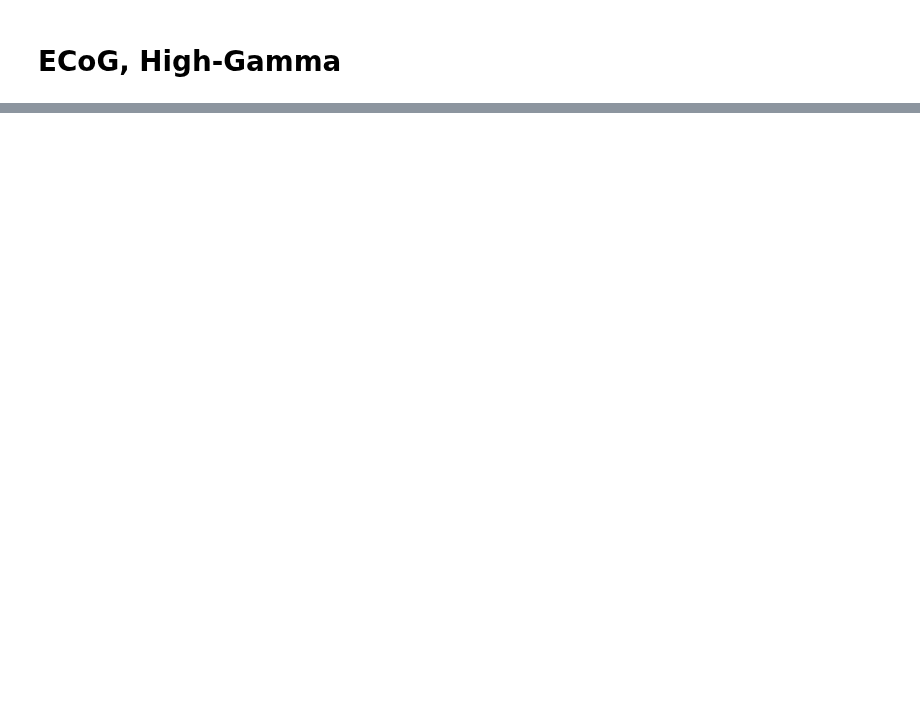
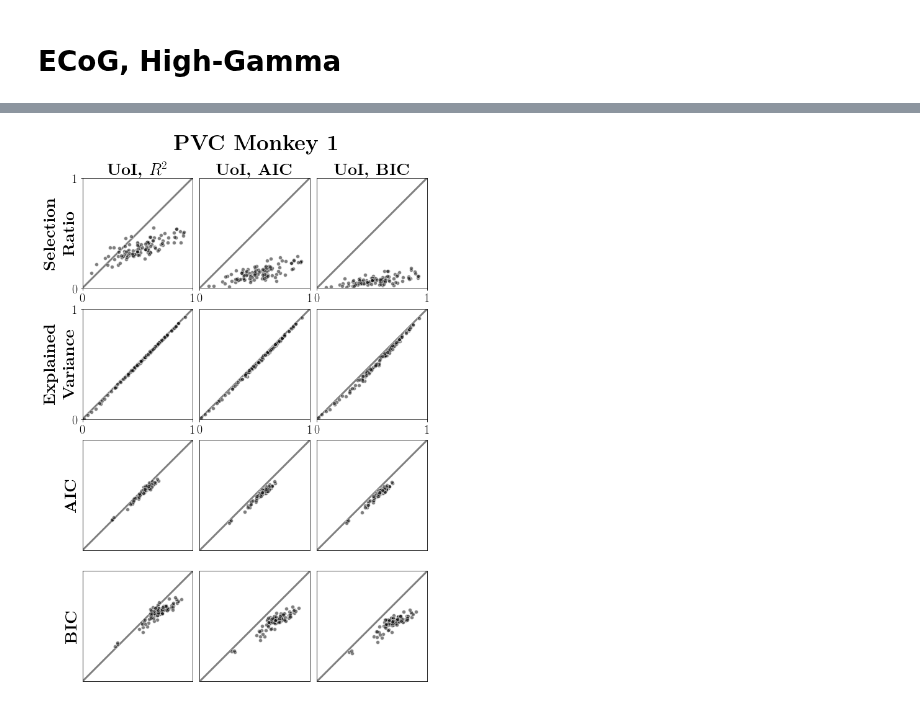
Before and after one commit to pssachdeva/uoi_neuroscience, a Jupyter notebook: coupling/plot_coupling.ipynb, the cells around one changed output, grey strips where cells are left out. Saved outputs shown, nothing was run; the diff lists cells and outputs as text; code cells hidden in the pictures; blank space fills up the shorter version.

```diff
--- a/coupling/plot_coupling.ipynb
+++ b/coupling/plot_coupling.ipynb
@@ -169,0 +179,81 @@ KeyError: "Unable to open object (object 'Lasso' doesn't exist)"
+# %%
+monkey1_path = 'fits/pvc11/monkey1.h5'
+# %%
+axes = plot_coupling_grid(fits_path=monkey1_path)
+
+# additional customizations #
+
+# first row: selection ratio
+for idx in range(3):
+    axes[0, idx].set_xlim([0, 1])
+    axes[0, idx].set_ylim([0, 1])
+    axes[0, idx].plot([0, 1], [0, 1], color='gray', linewidth=3, zorder=-1)
+    axes[0, idx].set_aspect('equal')
+
+    axes[0, idx].set_xticks([0, 1])
+    axes[0, idx].set_yticks([])
+
+axes[0, 0].set_yticks([0, 1])
+
+# second row: explained variance
+for idx in range(3):
+    axes[1, idx].set_xlim([0., 1])
+    axes[1, idx].set_ylim([0., 1])
+    axes[1, idx].plot([0, 1], [0, 1], color='gray', linewidth=3, zorder=-1)
+    axes[1, idx].set_aspect('equal')
+
+    axes[1, idx].set_xticks([0, 1])
+    axes[1, idx].set_yticks([])
+
+axes[1, 0].set_yticks([0, 1])
+
+# third row: AIC
+for idx in range(3):
+    axes[2, idx].set_xlim([-1000, 600])
+    axes[2, idx].set_ylim([-1000, 600])
+    axes[2, idx].plot([-1000, 600], [-1000, 600], color='gray', linewidth=3, zorder=-1)
+    axes[2, idx].set_aspect('equal')
+
+    axes[2, idx].set_xticks([])
+    axes[2, idx].set_yticks([])
+
+# fourth row: BIC
+for idx in range(3):
+    axes[3, idx].set_xlim([-1000, 600])
+    axes[3, idx].set_ylim([-1000, 600])
+    axes[3, idx].plot([-1000, 600], [-1000, 600], color='gray', linewidth=3, zorder=-1)
+    axes[3, idx].set_aspect('equal')
+
+    axes[3, idx].set_xticks([])
+    axes[3, idx].set_yticks([])
+
+# row labels
+axes[0, 0].set_title(r'\textbf{UoI, $R^2$}', fontsize=27)
+axes[0, 1].set_title(r'\textbf{UoI, AIC}', fontsize=27)
+axes[0, 2].set_title(r'\textbf{UoI, BIC}', fontsize=27)
+
+# column labels
+axes[0, 0].set_ylabel(
+    r'\textbf{Selection}' '\n' r'\textbf{Ratio}', fontsize=27,
+    labelpad=-10
+)
+axes[1, 0].set_ylabel(
+    r'\textbf{Explained}' '\n' r'\textbf{Variance}', fontsize=27,
+    labelpad=-10
+)
+axes[2, 0].set_ylabel(r'\textbf{AIC}', fontsize=27)
+axes[3, 0].set_ylabel(r'\textbf{BIC}', fontsize=27)
+
+# overall title
+plt.gcf().text(
+    x=0.55, y=1.02,
+    s=r'\textbf{PVC Monkey 1}',
+    horizontalalignment='center',
+    verticalalignment='center',
+    fontsize=35
+)
+
+plt.tight_layout(h_pad=0., w_pad=0.)
+plt.savefig('pvc11_monkey1.pdf', bbox_inches='tight')
+# %% [output]
+[figure, added]
```
Also changed, not shown: parts of 12 cells of this notebook, 5 other files.
